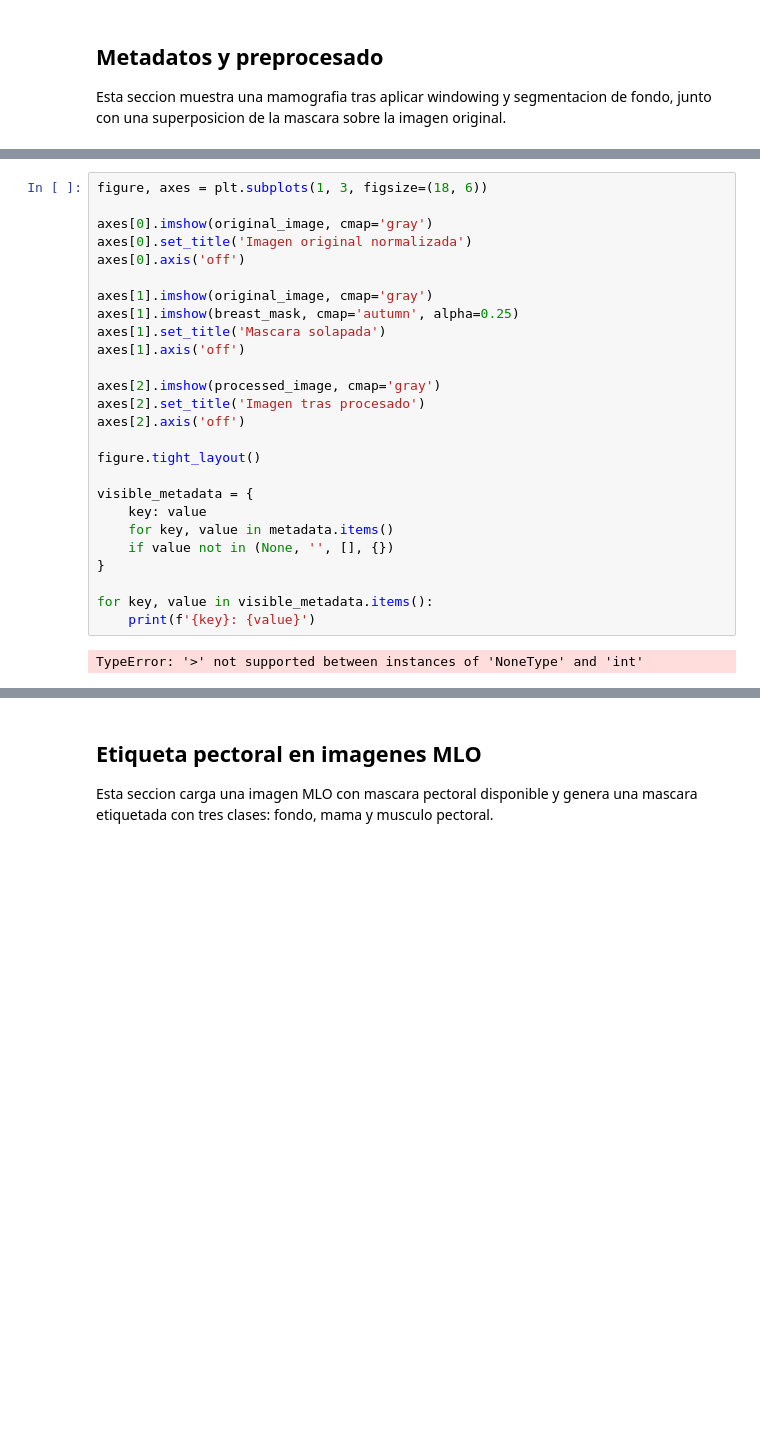
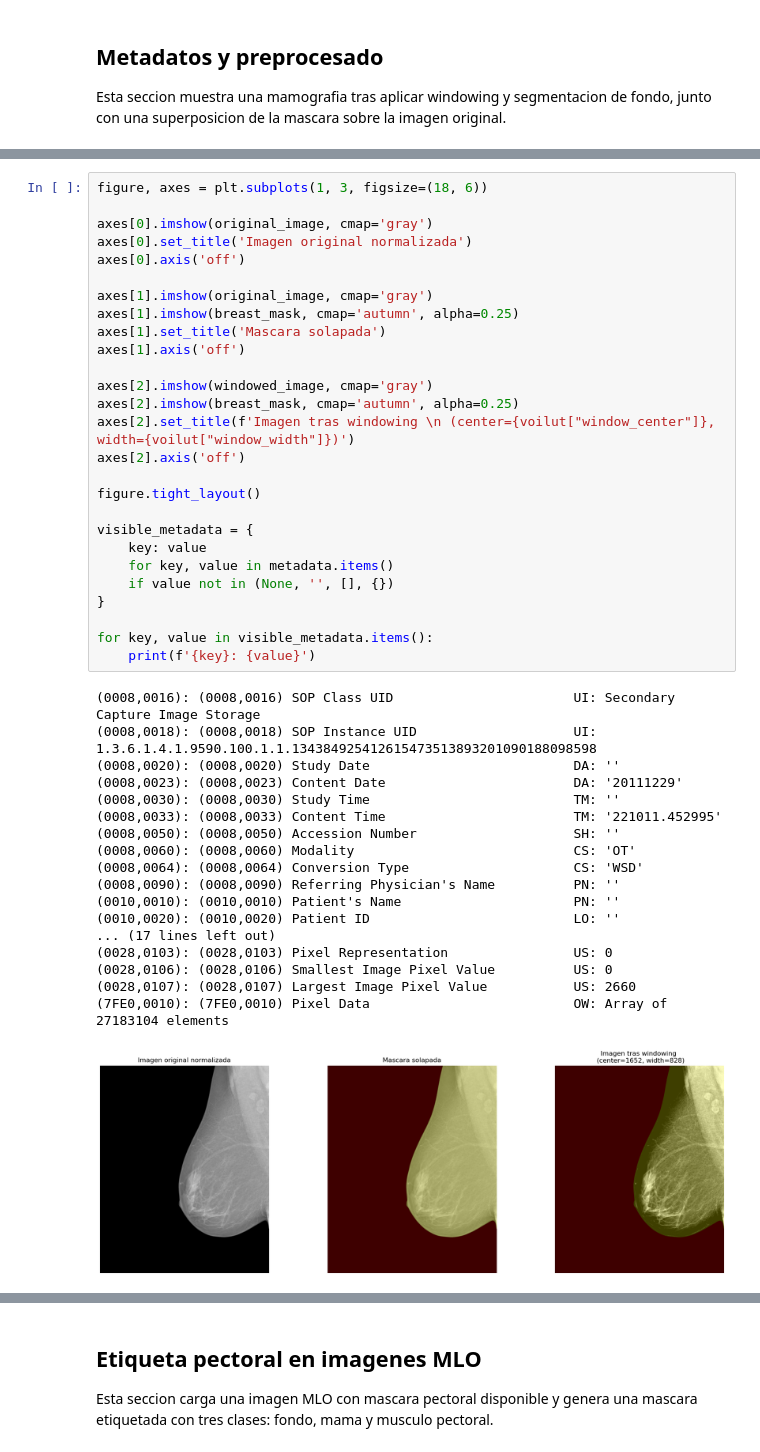
Before and after one commit to eloygarcia/Preprocessing, a Jupyter notebook: notebooks/00_inbreast_visualization.ipynb, the cells around one changed output, grey strips where cells are left out. Cells and saved outputs as stored; diff of their text form; blank space fills up the shorter version.

```diff
--- a/notebooks/00_inbreast_visualization.ipynb
+++ b/notebooks/00_inbreast_visualization.ipynb
@@ -89,28 +131,46 @@ AttributeError: 'FileDataset' object has no attribute 'astype'
 # %%
 figure, axes = plt.subplots(1, 3, figsize=(18, 6))
 
 axes[0].imshow(original_image, cmap='gray')
 axes[0].set_title('Imagen original normalizada')
 axes[0].axis('off')
 
 axes[1].imshow(original_image, cmap='gray')
 axes[1].imshow(breast_mask, cmap='autumn', alpha=0.25)
 axes[1].set_title('Mascara solapada')
 axes[1].axis('off')
 
-axes[2].imshow(processed_image, cmap='gray')
-axes[2].set_title('Imagen tras procesado')
+axes[2].imshow(windowed_image, cmap='gray')
+axes[2].imshow(breast_mask, cmap='autumn', alpha=0.25)
+axes[2].set_title(f'Imagen tras windowing \n (center={voilut["window_center"]}, width={voilut["window_width"]})')
 axes[2].axis('off')
 
 figure.tight_layout()
 
 visible_metadata = {
     key: value
     for key, value in metadata.items()
     if value not in (None, '', [], {})
 }
 
 for key, value in visible_metadata.items():
     print(f'{key}: {value}')
 # %% [output]
-TypeError: '>' not supported between instances of 'NoneType' and 'int'
+(0008,0016): (0008,0016) SOP Class UID                       UI: Secondary Capture Image Storage
+(0008,0018): (0008,0018) SOP Instance UID                    UI: 1.3.6.1.4.1.9590.100.1.1.134384925412615473513893201090188098598
+(0008,0020): (0008,0020) Study Date                          DA: ''
+(0008,0023): (0008,0023) Content Date                        DA: '20111229'
+(0008,0030): (0008,0030) Study Time                          TM: ''
+(0008,0033): (0008,0033) Content Time                        TM: '221011.452995'
+(0008,0050): (0008,0050) Accession Number                    SH: ''
+(0008,0060): (0008,0060) Modality                            CS: 'OT'
+(0008,0064): (0008,0064) Conversion Type                     CS: 'WSD'
+(0008,0090): (0008,0090) Referring Physician's Name          PN: ''
+(0010,0010): (0010,0010) Patient's Name                      PN: ''
+(0010,0020): (0010,0020) Patient ID                          LO: ''
+... (17 lines left out)
+(0028,0103): (0028,0103) Pixel Representation                US: 0
+(0028,0106): (0028,0106) Smallest Image Pixel Value          US: 0
+(0028,0107): (0028,0107) Largest Image Pixel Value           US: 2660
+(7FE0,0010): (7FE0,0010) Pixel Data                          OW: Array of 27183104 elements
+[figure, added]
```
Also changed, not shown: parts of 21 cells of this notebook.
